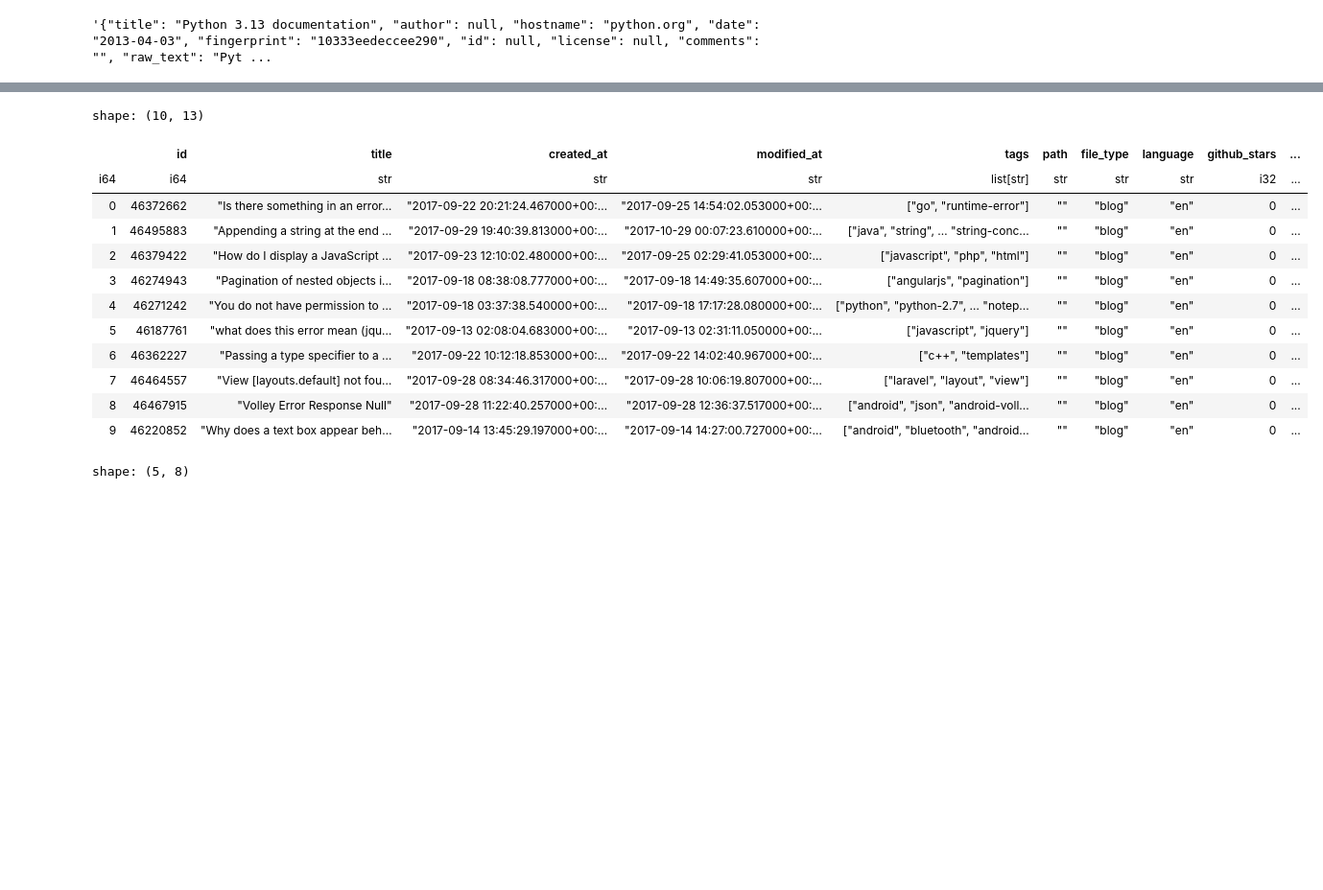
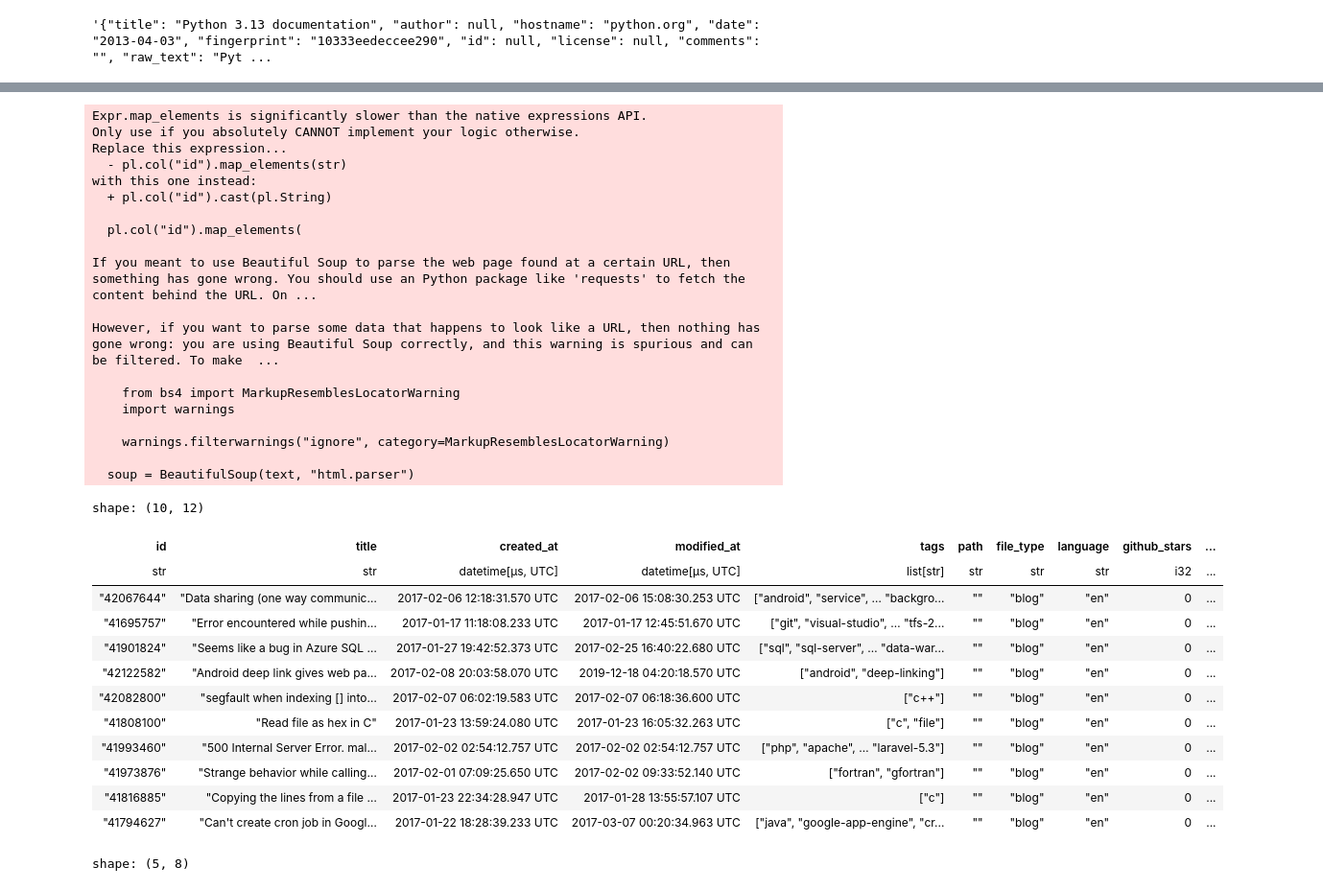
Before and after one commit to quentinhaenn/devsearch-engine, a Jupyter notebook: notebooks/scrapping.ipynb, the cells around one changed output, grey strips where cells are left out. Shown: that part at 96% size. Drawn from its saved outputs; the diff is of its cells as text; code cells hidden in the pictures; blank space fills up the shorter version.

```diff
--- a/notebooks/scrapping.ipynb
+++ b/notebooks/scrapping.ipynb
@@ -207,5 +209,5 @@ extract(downloaded, output_format="json", with_metadata=True)
 # %%
-df_SO = pl.read_csv("./SO_sample.csv", separator=";")
+df_SO = pl.read_csv("./SO_sample.csv", separator=";", try_parse_dates=True)
 df_SO.head(10)
 # %% [output]
 shape: (10, 8)
@@ -244,5 +246,5 @@ shape: (1_000, 9)
 # %%
-df_SO = df_SO.drop(["comment_count", "tags"]).rename({
+df_SO = df_SO.drop(["comment_count", "tags", '']).rename({
     "creation_date": "created_at",
     "last_activity_date": "modified_at",
     "tag_list": "tags",
@@ -293,26 +295,49 @@ def personal_extractor(text: str):
     text_content = re.sub(r'\s+', " ", text_content).strip()
     return text_content
 # %%
-df_SO = df_SO.with_columns(
+df_SO = df_SO.with_columns([
     pl.col("content").map_elements(
         personal_extractor,
         return_dtype=str
-    ).alias("raw HTML")
+    ).alias("raw HTML"),
+    pl.col("id").map_elements(
+        str,
+        return_dtype=str
+    )]
 ).drop(["content"]).rename({"raw HTML": "content"})
 df_SO.head(10)
 # %% [output]
-shape: (10, 13)
+Expr.map_elements is significantly slower than the native expressions API.
+Only use if you absolutely CANNOT implement your logic otherwise.
+Replace this expression...
+  - pl.col("id").map_elements(str)
+with this one instead:
+  + pl.col("id").cast(pl.String)
+
+  pl.col("id").map_elements(
+
+If you meant to use Beautiful Soup to parse the web page found at a certain URL, then something has gone wrong. You should use an Python package like 'requests' to fetch the content behind the URL. On ...
+
+However, if you want to parse some data that happens to look like a URL, then nothing has gone wrong: you are using Beautiful Soup correctly, and this warning is spurious and can be filtered. To make  ...
+
+    from bs4 import MarkupResemblesLocatorWarning
+    import warnings
+
+    warnings.filterwarnings("ignore", category=MarkupResemblesLocatorWarning)
+
+  soup = BeautifulSoup(text, "html.parser")
+shape: (10, 12)
-|  | id | title | created_at | modified_at | tags | path | file_type | language | github_stars | ... |
-| i64 | i64 | str | str | str | list[str] | str | str | str | i32 | ... |
-| 0 | 46372662 | "Is there something in an error… | "2017-09-22 20:21:24.467000+00:… | "2017-09-25 14:54:02.053000+00:… | ["go", "runtime-error"] | "" | "blog" | "en" | 0 | ... |
-| 1 | 46495883 | "Appending a string at the end … | "2017-09-29 19:40:39.813000+00:… | "2017-10-29 00:07:23.610000+00:… | ["java", "string", … "string-conc... | "" | "blog" | "en" | 0 | ... |
-| 2 | 46379422 | "How do I display a JavaScript … | "2017-09-23 12:10:02.480000+00:… | "2017-09-25 02:29:41.053000+00:… | ["javascript", "php", "html"] | "" | "blog" | "en" | 0 | ... |
-| 3 | 46274943 | "Pagination of nested objects i… | "2017-09-18 08:38:08.777000+00:… | "2017-09-18 14:49:35.607000+00:… | ["angularjs", "pagination"] | "" | "blog" | "en" | 0 | ... |
-| 4 | 46271242 | "You do not have permission to … | "2017-09-18 03:37:38.540000+00:… | "2017-09-18 17:17:28.080000+00:… | ["python", "python-2.7", … "notep... | "" | "blog" | "en" | 0 | ... |
-| 5 | 46187761 | "what does this error mean (jqu… | "2017-09-13 02:08:04.683000+00:… | "2017-09-13 02:31:11.050000+00:… | ["javascript", "jquery"] | "" | "blog" | "en" | 0 | ... |
-| 6 | 46362227 | "Passing a type specifier to a … | "2017-09-22 10:12:18.853000+00:… | "2017-09-22 14:02:40.967000+00:… | ["c++", "templates"] | "" | "blog" | "en" | 0 | ... |
-| 7 | 46464557 | "View [layouts.default] not fou… | "2017-09-28 08:34:46.317000+00:… | "2017-09-28 10:06:19.807000+00:… | ["laravel", "layout", "view"] | "" | "blog" | "en" | 0 | ... |
-| 8 | 46467915 | "Volley Error Response Null" | "2017-09-28 11:22:40.257000+00:… | "2017-09-28 12:36:37.517000+00:… | ["android", "json", "android-voll... | "" | "blog" | "en" | 0 | ... |
-| 9 | 46220852 | "Why does a text box appear beh… | "2017-09-14 13:45:29.197000+00:… | "2017-09-14 14:27:00.727000+00:… | ["android", "bluetooth", "android... | "" | "blog" | "en" | 0 | ... |
+| id | title | created_at | modified_at | tags | path | file_type | language | github_stars | ... |
+| str | str | datetime[μs, UTC] | datetime[μs, UTC] | list[str] | str | str | str | i32 | ... |
+| "42067644" | "Data sharing (one way communic… | 2017-02-06 12:18:31.570 UTC | 2017-02-06 15:08:30.253 UTC | ["android", "service", … "backgro... | "" | "blog" | "en" | 0 | ... |
+| "41695757" | "Error encountered while pushin… | 2017-01-17 11:18:08.233 UTC | 2017-01-17 12:45:51.670 UTC | ["git", "visual-studio", … "tfs-2... | "" | "blog" | "en" | 0 | ... |
+| "41901824" | "Seems like a bug in Azure SQL … | 2017-01-27 19:42:52.373 UTC | 2017-02-25 16:40:22.680 UTC | ["sql", "sql-server", … "data-war... | "" | "blog" | "en" | 0 | ... |
+| "42122582" | "Android deep link gives web pa… | 2017-02-08 20:03:58.070 UTC | 2019-12-18 04:20:18.570 UTC | ["android", "deep-linking"] | "" | "blog" | "en" | 0 | ... |
+| "42082800" | "segfault when indexing [] into… | 2017-02-07 06:02:19.583 UTC | 2017-02-07 06:18:36.600 UTC | ["c++"] | "" | "blog" | "en" | 0 | ... |
+| "41808100" | "Read file as hex in C" | 2017-01-23 13:59:24.080 UTC | 2017-01-23 16:05:32.263 UTC | ["c", "file"] | "" | "blog" | "en" | 0 | ... |
+| "41993460" | "500 Internal Server Error. mal… | 2017-02-02 02:54:12.757 UTC | 2017-02-02 02:54:12.757 UTC | ["php", "apache", … "laravel-5.3"] | "" | "blog" | "en" | 0 | ... |
+| "41973876" | "Strange behavior while calling… | 2017-02-01 07:09:25.650 UTC | 2017-02-02 09:33:52.140 UTC | ["fortran", "gfortran"] | "" | "blog" | "en" | 0 | ... |
+| "41816885" | "Copying the lines from a file … | 2017-01-23 22:34:28.947 UTC | 2017-01-28 13:55:57.107 UTC | ["c"] | "" | "blog" | "en" | 0 | ... |
+| "41794627" | "Can't create cron job in Googl… | 2017-01-22 18:28:39.233 UTC | 2017-03-07 00:20:34.963 UTC | ["java", "google-app-engine", "cr... | "" | "blog" | "en" | 0 | ... |
 # %%
 import json
```
Also changed, not shown: parts of 10 cells of this notebook, 4 other files.
